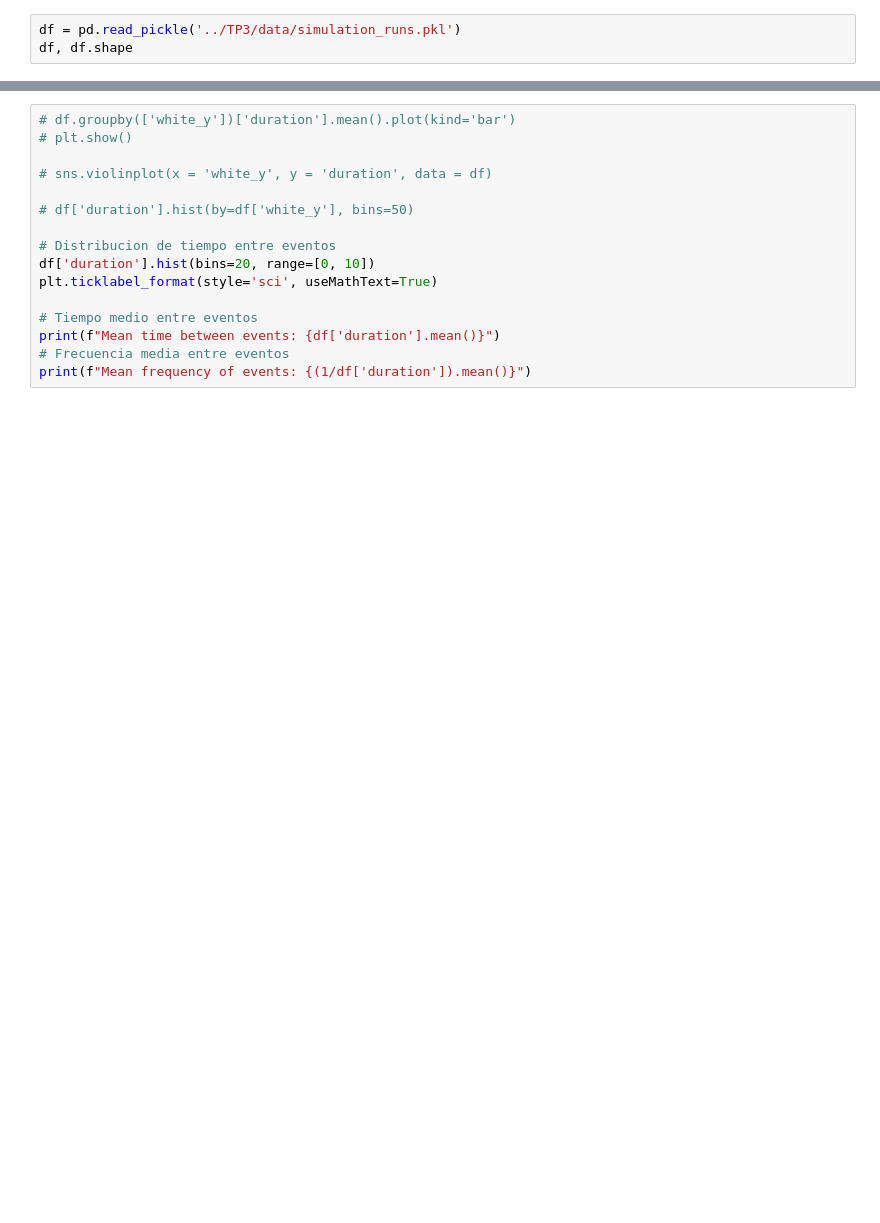
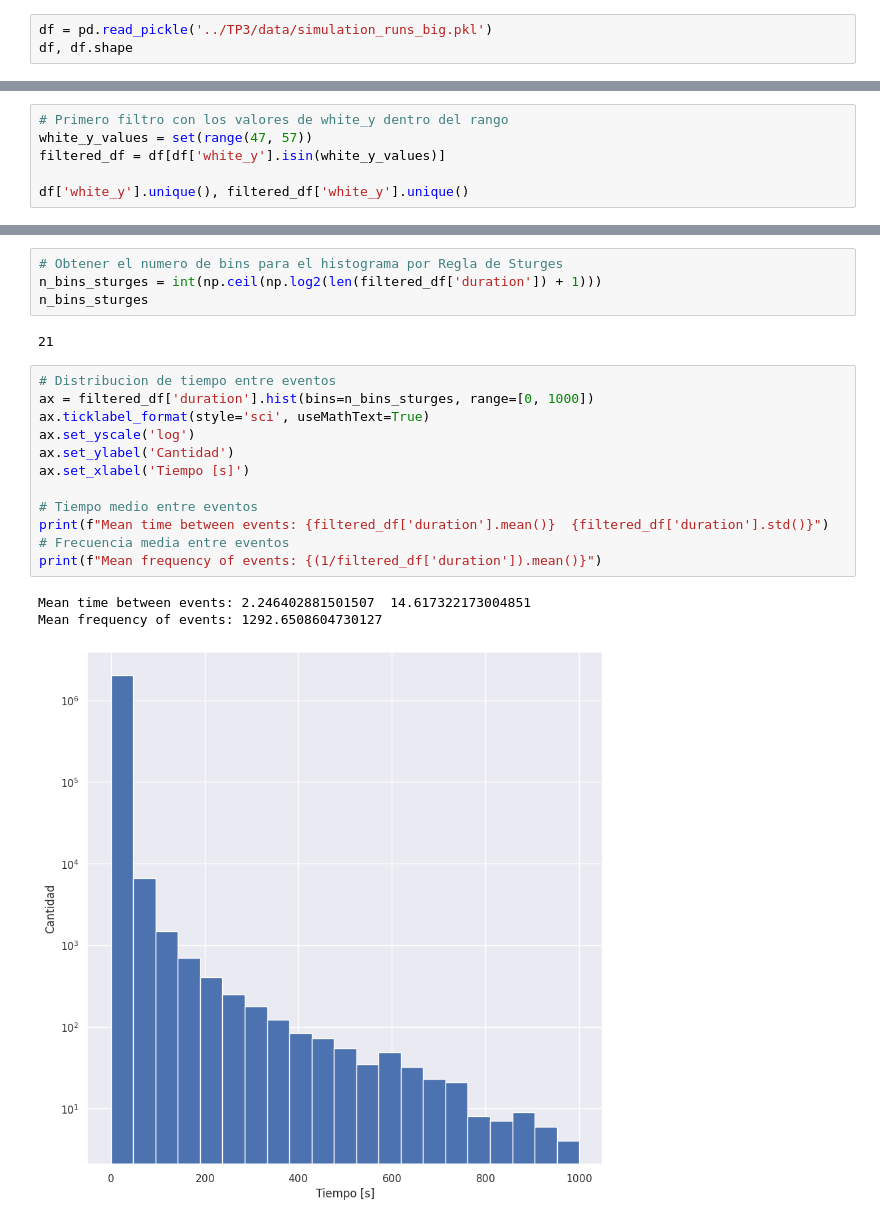
Before and after one commit to lvittor/ss, a Jupyter notebook: notebooks/tp3.ipynb, the cells around one changed output, grey strips where cells are left out. Saved outputs shown, nothing was run; the diff lists cells and outputs as text; blank space fills up the shorter version.

Commit message:
feat: add graphs

```diff
--- a/notebooks/tp3.ipynb
+++ b/notebooks/tp3.ipynb
@@ -8,5 +9,5 @@ sns.set_palette(sns.color_palette("viridis"))
 sns.set_theme(style="white")
 sns.set(rc={'figure.figsize':(10, 10)})
 # %%
-df = pd.read_pickle('../TP3/data/simulation_runs.pkl')
+df = pd.read_pickle('../TP3/data/simulation_runs_big.pkl')
 df, df.shape
@@ -15,0 +50,6 @@ df
+# %%
+# Primero filtro con los valores de white_y dentro del rango
+white_y_values = set(range(47, 57))
+filtered_df = df[df['white_y'].isin(white_y_values)]
+
+df['white_y'].unique(), filtered_df['white_y'].unique()
@@ -16,18 +60,24 @@ df
+# %%
+# Obtener el numero de bins para el histograma por Regla de Sturges
+n_bins_sturges = int(np.ceil(np.log2(len(filtered_df['duration']) + 1)))
+n_bins_sturges
+# %% [output]
+21
 # %%
-# df.groupby(['white_y'])['duration'].mean().plot(kind='bar')
-# plt.show()
-
-# sns.violinplot(x = 'white_y', y = 'duration', data = df)
-
-# df['duration'].hist(by=df['white_y'], bins=50)
-
 # Distribucion de tiempo entre eventos
-df['duration'].hist(bins=20, range=[0, 10])
-plt.ticklabel_format(style='sci', useMathText=True)
+ax = filtered_df['duration'].hist(bins=n_bins_sturges, range=[0, 1000])
+ax.ticklabel_format(style='sci', useMathText=True)
+ax.set_yscale('log')
+ax.set_ylabel('Cantidad')
+ax.set_xlabel('Tiempo [s]')
 
 # Tiempo medio entre eventos
-print(f"Mean time between events: {df['duration'].mean()}")
+print(f"Mean time between events: {filtered_df['duration'].mean()}  {filtered_df['duration'].std()}")
 # Frecuencia media entre eventos
-print(f"Mean frequency of events: {(1/df['duration']).mean()}")
+print(f"Mean frequency of events: {(1/filtered_df['duration']).mean()}")
+# %% [output]
+Mean time between events: 2.246402881501507  14.617322173004851
+Mean frequency of events: 1292.6508604730127
+[figure, added]
 # %%
 # Agarro los finales de las simulaciones
```
Also changed, not shown: parts of 6 cells of this notebook, 3 other files.
